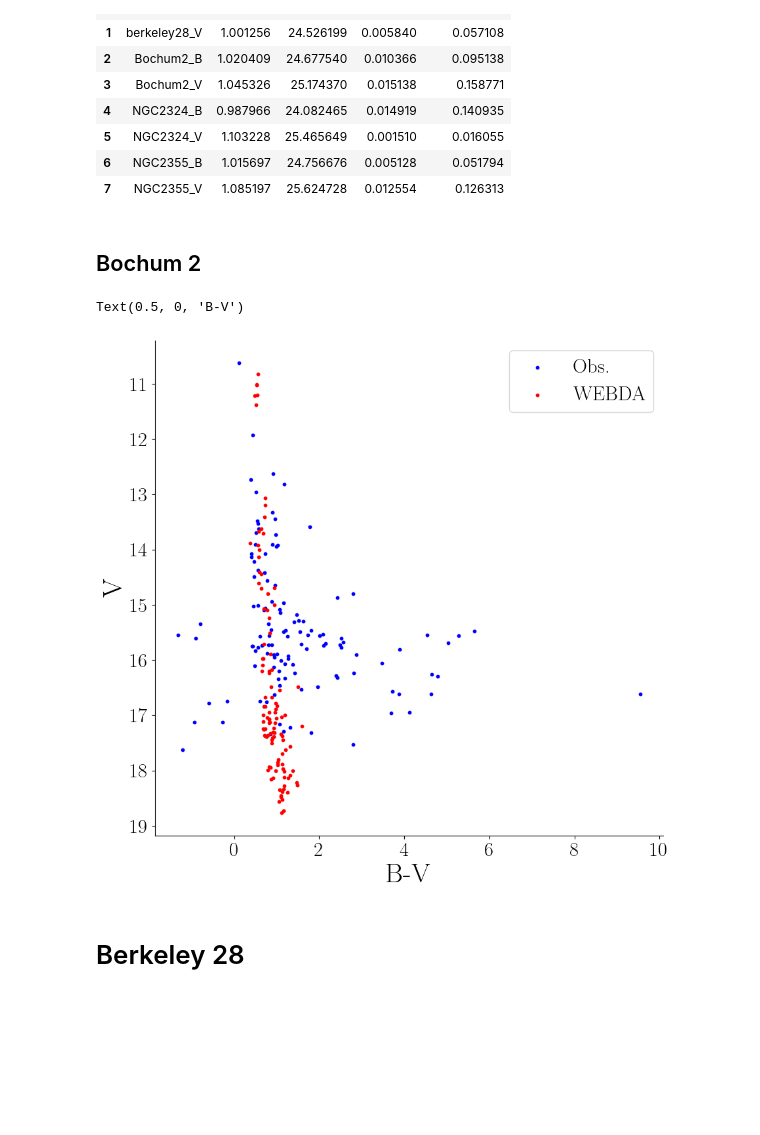
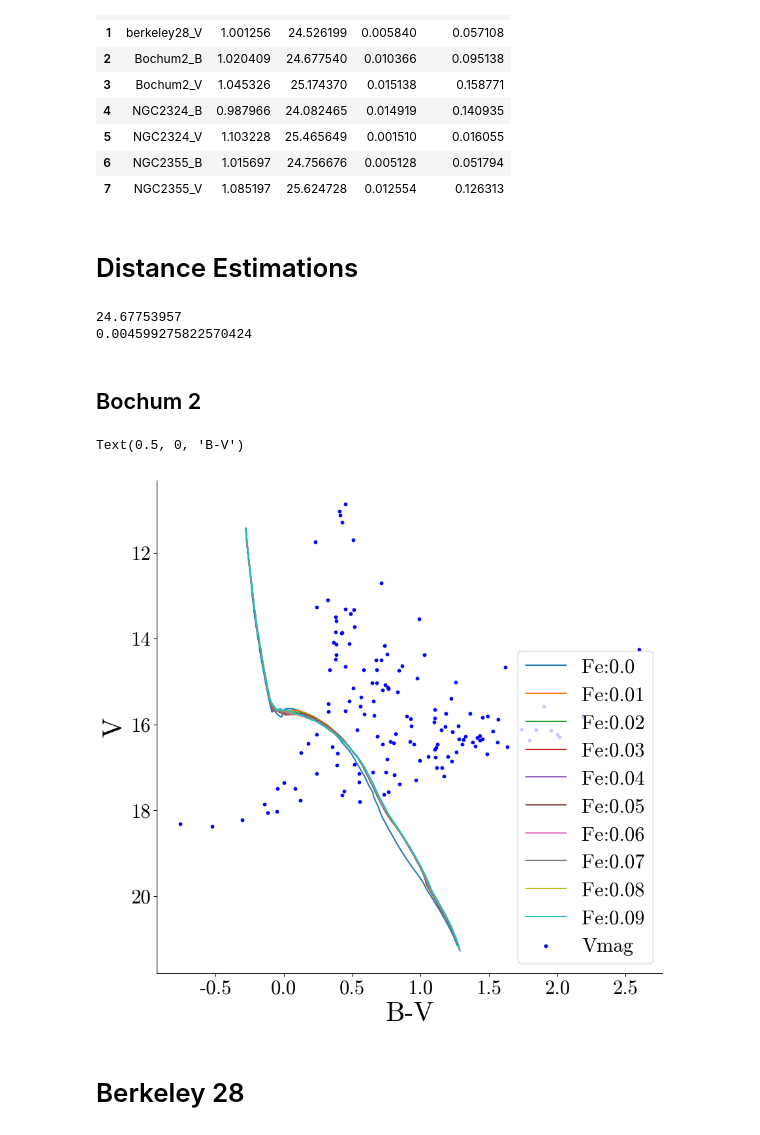
Before and after one commit to OwenJohnsons/Final_Year_Project, a Jupyter notebook: Code/calibration_parameters/magnitude_processing/obs_cluster_mags.ipynb, the cells around one changed output. Saved outputs shown, nothing was run; the diff lists cells and outputs as text; code cells hidden in the pictures; blank space fills up the shorter version.

```diff
--- a/Code/calibration_parameters/magnitude_processing/obs_cluster_mags.ipynb
+++ b/Code/calibration_parameters/magnitude_processing/obs_cluster_mags.ipynb
@@ -10,7 +14,7 @@ plt.rcParams["figure.figsize"] = (10,10)
 plt.rcParams["figure.dpi"] = 100
 plt.rc('font', family = 'serif', serif = 'cmr10')
 plt.rcParams.update({# Use mathtext, not LaTeX
-                            'text.usetex': True,
+                            'text.usetex': False,
                             # Use the Computer modern font
                             'font.family': 'serif',
                             'font.serif': 'cmr10',
@@ -26,3 +32,9 @@ colour_arrays = ['red', 'blue', 'green', 'crimson', 'lime']
+# %%
+iso = MIST_Isochrone(bands=['B','V'])
+
+def isochrone_generation(age, fe, av, dist):
+    isochrone = iso.isochrone(age, fe, av, dist)
+    return isochrone['V_mag'] + dist, (isochrone['B_mag'] - isochrone['V_mag'])
 # %%
 def lin_func(x, m, c):
     return m*x + c
@@ -41,6 +53,19 @@ mag_params
 | 5 | NGC2324_V | 1.103228 | 25.465649 | 0.001510 | 0.016055 |
 | 6 | NGC2355_B | 1.015697 | 24.756676 | 0.005128 | 0.051794 |
 | 7 | NGC2355_V | 1.085197 | 25.624728 | 0.012554 | 0.126313 |
+# %% [markdown]
+# Distance Estimations
+# %%
+zeropoint = lin_func(0, mag_params['slope'][2], mag_params['constant'][2])
+print(zeropoint)
+meancal = raw_B.mean()
+
+distance = 10**((5 - meancal - zeropoint)/5)
+
+print(distance)
+# %% [output]
+24.67753957
+0.004599275822570424
 # %% [markdown]
 ## Bochum 2
 # %%
@@ -56,15 +81,20 @@ V_e, BV_e = np.loadtxt('bochum2_WEBDA.txt', unpack = True, usecols=(2, 3), skipr
 # %%
 bv = cal_B - cal_V
 
-plt.scatter(bv, cal_V, s = 10, label = 'Obs.', color = 'blue')
-plt.scatter(BV_e, V_e, label = 'WEBDA', color = 'red', s = 10)
+for fe in np.arange(0, 0.1, 0.01):
+    model_V, model_BV = isochrone_generation(6.664, fe, 0.831, 14.7)
+    plt.plot(model_BV, model_V, label = ('Fe:' + str(fe)))
+
+
+plt.scatter(bv, cal_V, s = 10, color = 'blue')
+# plt.scatter(BV_e, V_e, label = 'WEBDA', color = 'red', s = 10)
 plt.legend(loc = 'best')
 plt.gca().invert_yaxis()
 plt.ylabel('V')
 plt.xlabel('B-V')
 # %% [output]
 Text(0.5, 0, 'B-V')
-[figure, old version]
+[figure, new version]
 # %% [markdown]
 # Berkeley 28
 # %%
```
Also changed, not shown: parts of 2 cells of this notebook, 11 other files.
